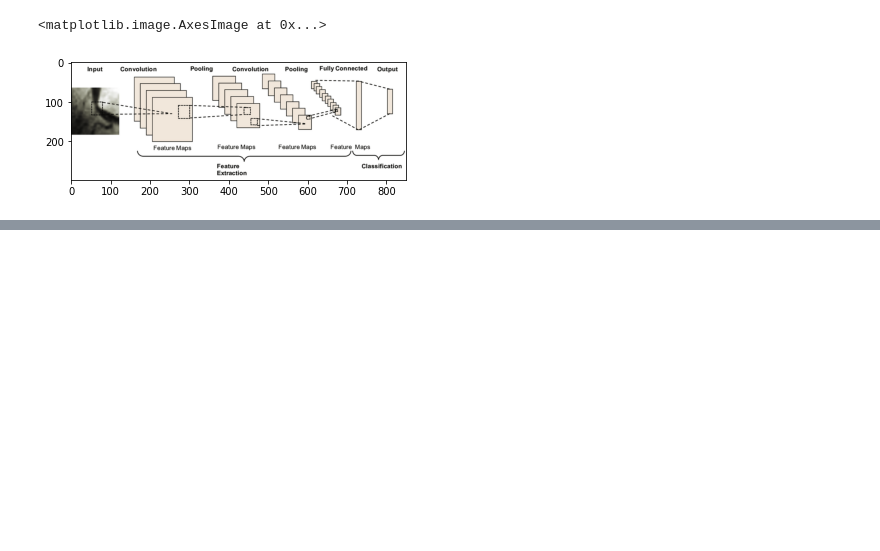
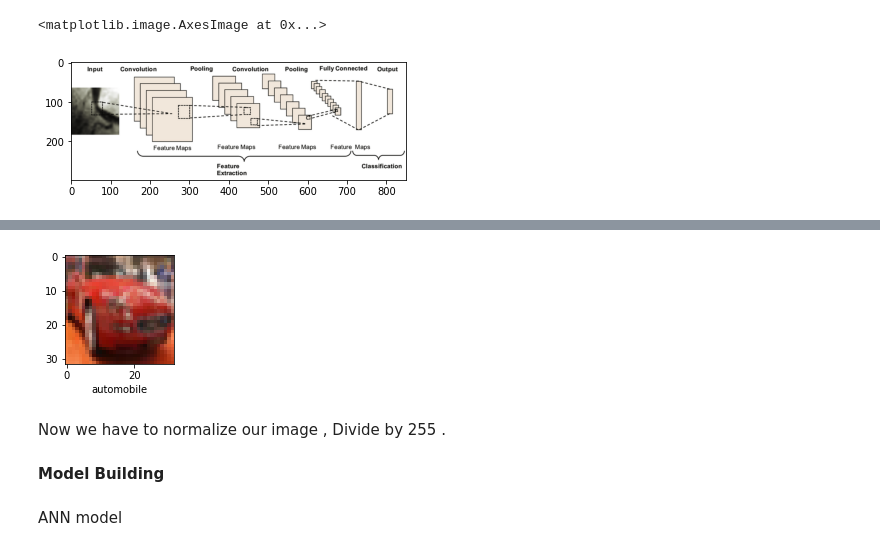
Before and after one commit to AbhisX12/AbhisX12, a Jupyter notebook: Computer_vision.ipynb, the cells around one changed output, grey strips where cells are left out. Drawn from its saved outputs; the diff is of its cells as text; code cells hidden in the pictures; blank space fills up the shorter version.

```diff
--- a/Computer_vision.ipynb
+++ b/Computer_vision.ipynb
@@ -22,0 +96,6 @@ plt.imshow(img)
+# %%
+plot_sample(X_train,y_train, 5)
+# %% [output]
+[figure, added]
+# %% [markdown]
+Now we have to normalize our image , Divide by 255 .
@@ -22,0 +105,4 @@ plt.imshow(img)
+# %% [markdown]
+**Model Building**
+# %% [markdown]
+ANN model
```
Also changed, not shown: parts of 33 cells of this notebook.
